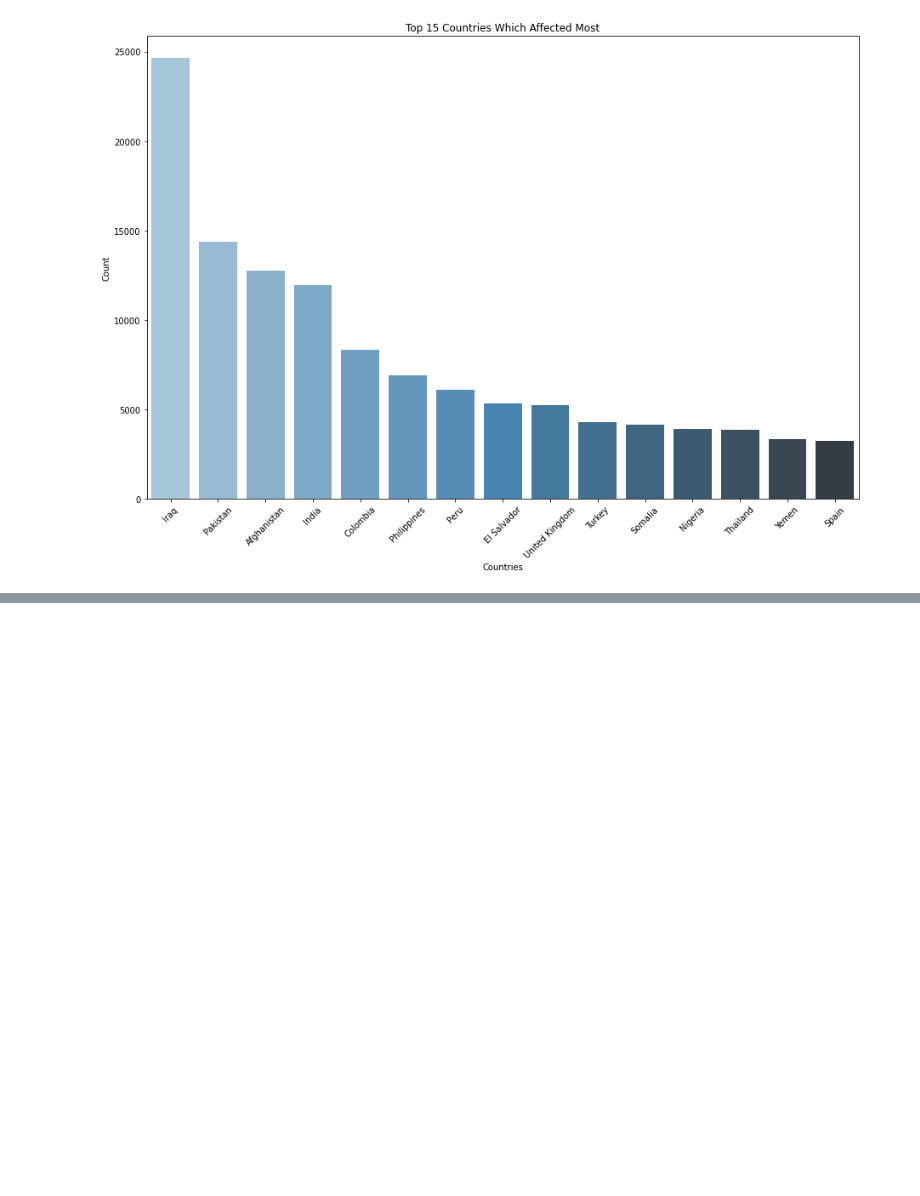
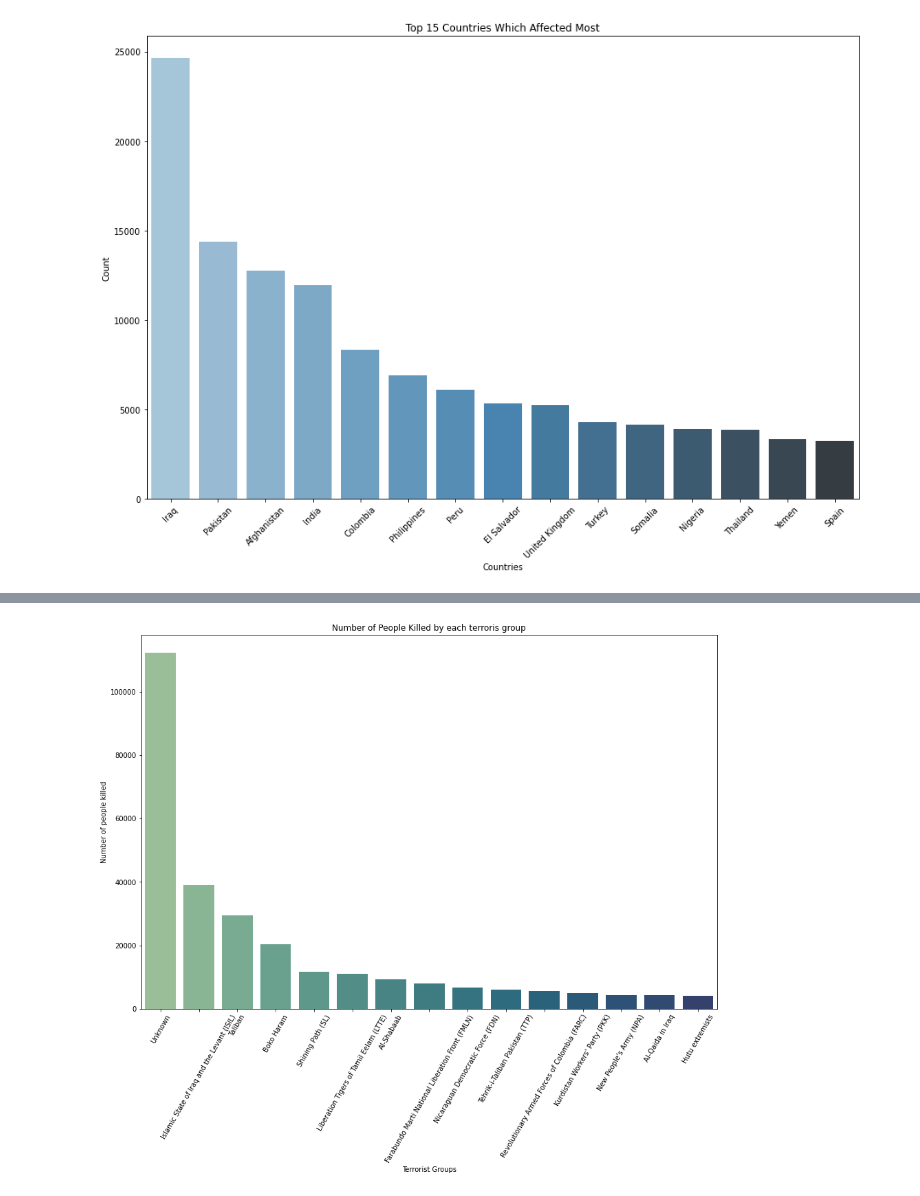
Before and after one commit to SyedHuzaifa007/The-Sparks-Foundation-Task-4, a Jupyter notebook: Exploratory_Analysis_Terrorism.ipynb, the cells around one changed output, grey strips where cells are left out. Drawn from its saved outputs; the diff is of its cells as text; code cells hidden in the pictures; blank space fills up the shorter version.

```diff
--- a/Exploratory_Analysis_Terrorism.ipynb
+++ b/Exploratory_Analysis_Terrorism.ipynb
@@ -262,0 +293,4 @@ plt.show()
+# %%
+#Terrorist Groups Vs Their Kills
+group_killed = terror_df[['group','killed']].groupby(['group'],axis=0).sum().sort_values('killed', ascending = False).head(15)
+group_killed
@@ -262,0 +315,11 @@ plt.show()
+# %%
+# Number of People Killed By Each Terrorist Group
+plt.subplots(figsize=(15,10))
+sns.barplot(group_killed.index, group_killed.killed.values,palette="crest")
+plt.title('Number of People Killed by each terroris group')
+plt.xlabel('Terrorist Groups')
+plt.ylabel('Number of people killed')
+plt.xticks(rotation = 60)
+plt.show()
+# %% [output]
+[figure, added]
```
Also changed, not shown: parts of 3 cells of this notebook.
